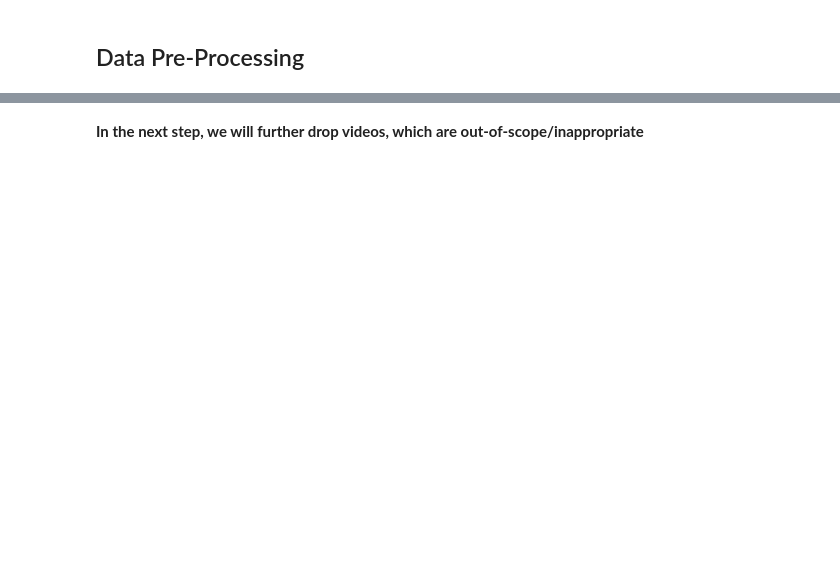
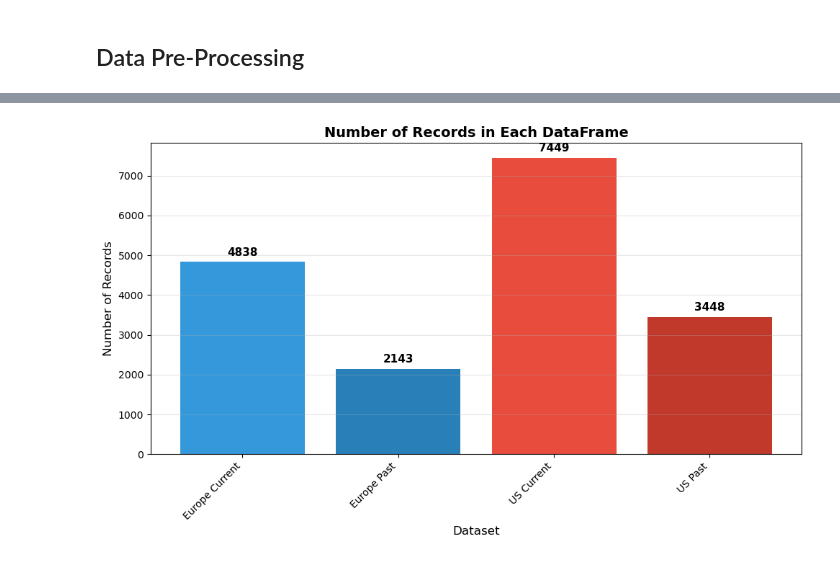
Before and after one commit to yannickkucharsky/advanced-computational-methods, a Jupyter notebook: data_preprocessing.ipynb, the cells around one changed output, grey strips where cells are left out. Drawn from its saved outputs; the diff is of its cells as text; code cells hidden in the pictures; blank space fills up the shorter version.

```diff
--- a/data_preprocessing.ipynb
+++ b/data_preprocessing.ipynb
@@ -25,4 +25,12 @@ europe_past = pd.concat([past_europe_hiring, past_europe_market, past_europe_job
 
 us_current = pd.concat([current_us_hiring, current_us_jobs, current_us_market], ignore_index=True).drop_duplicates()
 us_past = pd.concat([past_us_hiring, past_us_jobs, past_us_market], ignore_index=True).drop_duplicates()
+
+# dropping non-ascii titles (non-english titles)
+europe_current = europe_current[europe_current['videoTitle'].str.encode('ascii', 'ignore').str.decode('ascii').str.len() == europe_current['videoTitle'].str.len()]
+europe_past = europe_past[europe_past['videoTitle'].str.encode('ascii', 'ignore').str.decode('ascii').str.len() == europe_past['videoTitle'].str.len()]
+us_current = us_current[us_current['videoTitle'].str.encode('ascii', 'ignore').str.decode('ascii').str.len() == us_current['videoTitle'].str.len()]
+us_past = us_past[us_past['videoTitle'].str.encode('ascii', 'ignore').str.decode('ascii').str.len() == us_past['videoTitle'].str.len()]
+
+europe_current.shape, europe_past.shape, us_current.shape, us_past.shape
 # %% [output]
@@ -42,2 +38,28 @@ us_past = pd.concat([past_us_hiring, past_us_jobs, past_us_market], ignore_index
-# %% [markdown]
-**In the next step, we will further drop videos, which are out-of-scope/inappropriate**
+# %%
+import matplotlib.pyplot as plt
+
+# Create data for visualization
+dataframes = {
+    'Europe Current': len(europe_current),
+    'Europe Past': len(europe_past),
+    'US Current': len(us_current),
+    'US Past': len(us_past)
+}
+
+# Create bar plot
+plt.figure(figsize=(10, 6))
+plt.bar(dataframes.keys(), dataframes.values(), color=['#3498db', '#2980b9', '#e74c3c', '#c0392b'])
+plt.xlabel('Dataset', fontsize=12)
+plt.ylabel('Number of Records', fontsize=12)
+plt.title('Number of Records in Each DataFrame', fontsize=14, fontweight='bold')
+plt.xticks(rotation=45, ha='right')
+
+# Add value labels on top of bars
+for i, (key, value) in enumerate(dataframes.items()):
+    plt.text(i, value + 100, str(value), ha='center', va='bottom', fontsize=11, fontweight='bold')
+
+plt.tight_layout()
+plt.grid(axis='y', alpha=0.3)
+plt.show()
+# %% [output]
+[figure, added]
```
Also changed, not shown: parts of 5 cells of this notebook.
